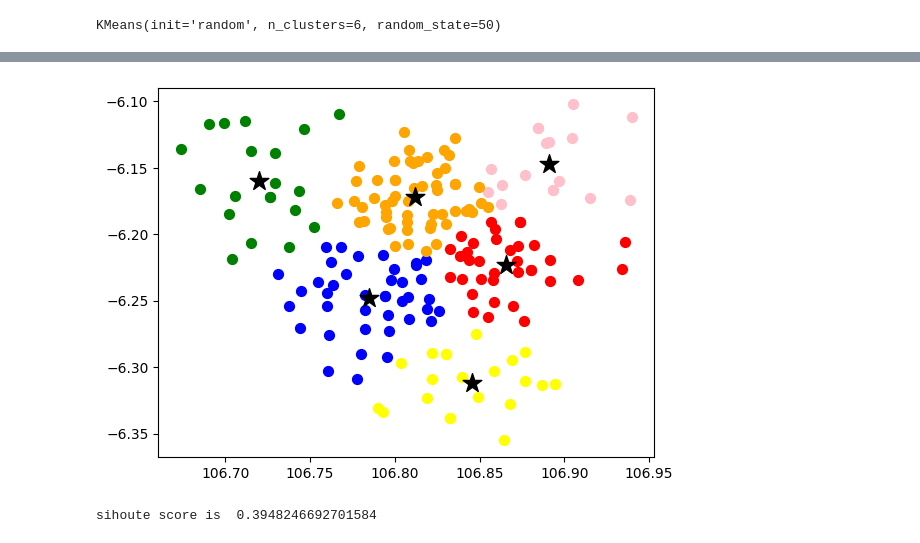
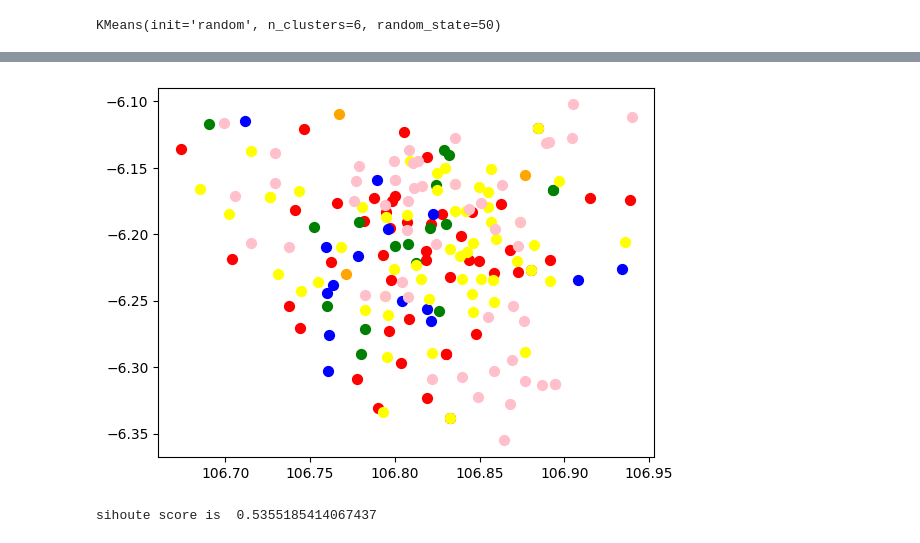
Before and after one commit to hafidabid/clustering-gudang, a Jupyter notebook: experiments/kmeans_all_feature_scaled.ipynb, the cells around one changed output, grey strips where cells are left out. Drawn from its saved outputs; the diff is of its cells as text; code cells hidden in the pictures.

```diff
--- a/experiments/kmeans_all_feature_scaled.ipynb
+++ b/experiments/kmeans_all_feature_scaled.ipynb
@@ -62,6 +62,6 @@ other_dataset = dataset[['avg_demand_baseline','demand_target']]
 scaler = StandardScaler()
 scaled_dataset = scaler.fit_transform(other_dataset)
 scaled_dataset = pd.DataFrame(scaled_dataset, columns=["avg_demand_baseline", "demand_target"])
-train_dataset = lat_lng_dataset
+train_dataset = scaled_dataset
 train_dataset
 # %% [output]
@@ -130,17 +130,17 @@ dataset
 # %%
 label_a = ("long",1)
 label_b = ("lat", 0)
 color_list = ["red", "green", "blue", "yellow", "pink", "orange", "purple"]
 for i in range(cluster_final):
-    plt.scatter(train_dataset[y_km==i][label_a[0]], train_dataset[y_km==i][label_b[0]], s=50, color=color_list[i%len(color_list)])
+    plt.scatter(dataset[dataset.pred==i][label_a[0]], dataset[dataset.pred==i][label_b[0]], s=50, color=color_list[i%len(color_list)])
     plt.scatter(clusters[i][label_a[1]], clusters[i][label_b[1]], marker="*", s=200, color="black")
 
 plt.show()
 # %% [output]
-[figure, old version]
+[figure, new version]
 # %%
 #Silhoutte Score
 s_score = silhouette_score(train_dataset, km.labels_, metric='euclidean')
 print("sihoute score is ", s_score)
 # %% [output]
-sihoute score is  0.3948246692701584
+sihoute score is  0.5355185414067437
```
Also changed, not shown: parts of 4 cells of this notebook, 4 other files.
